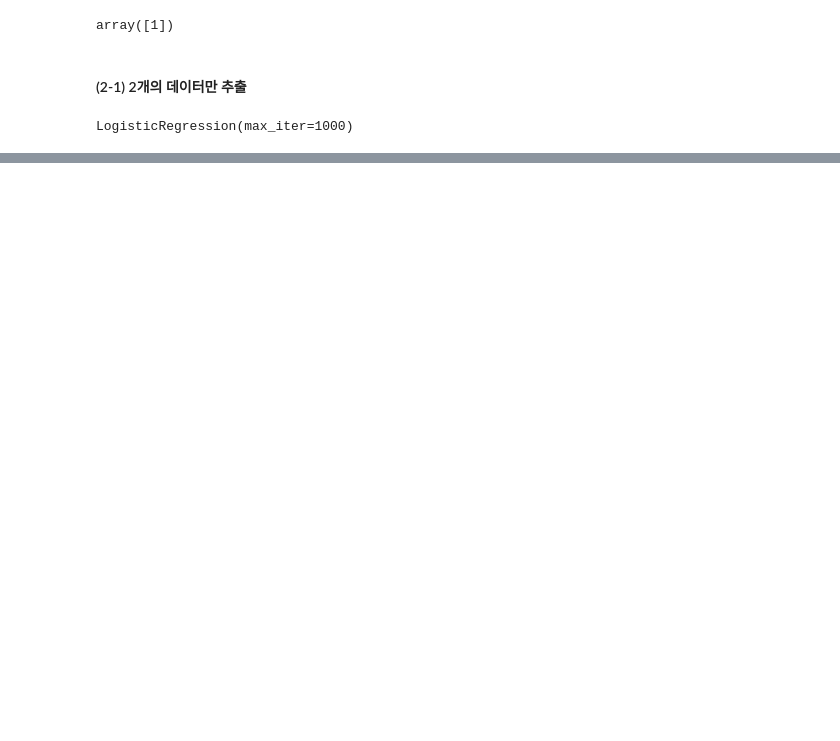
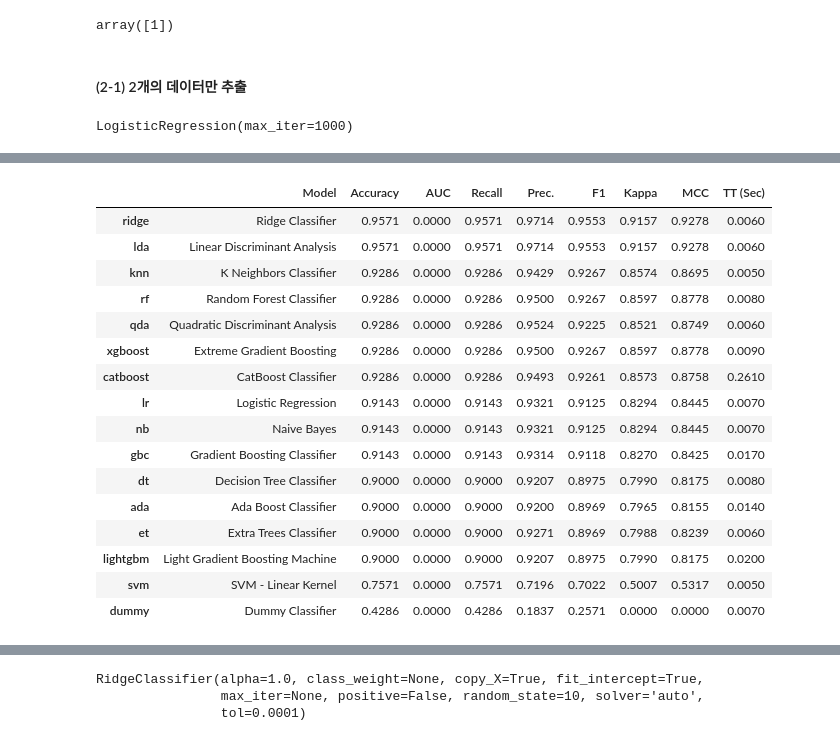
Before and after one commit to MokaSoda/KDT5_MLPractice, a Jupyter notebook: 20240229/ex_logisticRegression.ipynb, the cells around one changed output, grey strips where cells are left out. Drawn from its saved outputs; the diff is of its cells as text; code cells hidden in the pictures; blank space fills up the shorter version.

```diff
--- a/20240229/ex_logisticRegression.ipynb
+++ b/20240229/ex_logisticRegression.ipynb
@@ -140,0 +165,3 @@ AttributeError: 'LogisticRegression' object has no attribute 'feature_names_in_'
+# %%
+from pycaret.classification import *
+s = setup(data = df_only2, target = 'target', session_id=10)
@@ -140,0 +186,3 @@ AttributeError: 'LogisticRegression' object has no attribute 'feature_names_in_'
+# %%
+s.compare_models()
+# %% [output]
@@ -140,0 +190,17 @@ AttributeError: 'LogisticRegression' object has no attribute 'feature_names_in_'
+|  | Model | Accuracy | AUC | Recall | Prec. | F1 | Kappa | MCC | TT (Sec) |
+| ridge | Ridge Classifier | 0.9571 | 0.0000 | 0.9571 | 0.9714 | 0.9553 | 0.9157 | 0.9278 | 0.0060 |
+| lda | Linear Discriminant Analysis | 0.9571 | 0.0000 | 0.9571 | 0.9714 | 0.9553 | 0.9157 | 0.9278 | 0.0060 |
+| knn | K Neighbors Classifier | 0.9286 | 0.0000 | 0.9286 | 0.9429 | 0.9267 | 0.8574 | 0.8695 | 0.0050 |
+| rf | Random Forest Classifier | 0.9286 | 0.0000 | 0.9286 | 0.9500 | 0.9267 | 0.8597 | 0.8778 | 0.0080 |
+| qda | Quadratic Discriminant Analysis | 0.9286 | 0.0000 | 0.9286 | 0.9524 | 0.9225 | 0.8521 | 0.8749 | 0.0060 |
+| xgboost | Extreme Gradient Boosting | 0.9286 | 0.0000 | 0.9286 | 0.9500 | 0.9267 | 0.8597 | 0.8778 | 0.0090 |
+| catboost | CatBoost Classifier | 0.9286 | 0.0000 | 0.9286 | 0.9493 | 0.9261 | 0.8573 | 0.8758 | 0.2610 |
+| lr | Logistic Regression | 0.9143 | 0.0000 | 0.9143 | 0.9321 | 0.9125 | 0.8294 | 0.8445 | 0.0070 |
+| nb | Naive Bayes | 0.9143 | 0.0000 | 0.9143 | 0.9321 | 0.9125 | 0.8294 | 0.8445 | 0.0070 |
+| gbc | Gradient Boosting Classifier | 0.9143 | 0.0000 | 0.9143 | 0.9314 | 0.9118 | 0.8270 | 0.8425 | 0.0170 |
+| dt | Decision Tree Classifier | 0.9000 | 0.0000 | 0.9000 | 0.9207 | 0.8975 | 0.7990 | 0.8175 | 0.0080 |
+| ada | Ada Boost Classifier | 0.9000 | 0.0000 | 0.9000 | 0.9200 | 0.8969 | 0.7965 | 0.8155 | 0.0140 |
+| et | Extra Trees Classifier | 0.9000 | 0.0000 | 0.9000 | 0.9271 | 0.8969 | 0.7988 | 0.8239 | 0.0060 |
+| lightgbm | Light Gradient Boosting Machine | 0.9000 | 0.0000 | 0.9000 | 0.9207 | 0.8975 | 0.7990 | 0.8175 | 0.0200 |
+| svm | SVM - Linear Kernel | 0.7571 | 0.0000 | 0.7571 | 0.7196 | 0.7022 | 0.5007 | 0.5317 | 0.0050 |
+| dummy | Dummy Classifier | 0.4286 | 0.0000 | 0.4286 | 0.1837 | 0.2571 | 0.0000 | 0.0000 | 0.0070 |
@@ -140,0 +208,3 @@ AttributeError: 'LogisticRegression' object has no attribute 'feature_names_in_'
+RidgeClassifier(alpha=1.0, class_weight=None, copy_X=True, fit_intercept=True,
+                max_iter=None, positive=False, random_state=10, solver='auto',
+                tol=0.0001)
```
Also changed, not shown: parts of 10 cells of this notebook, 43 other files.
